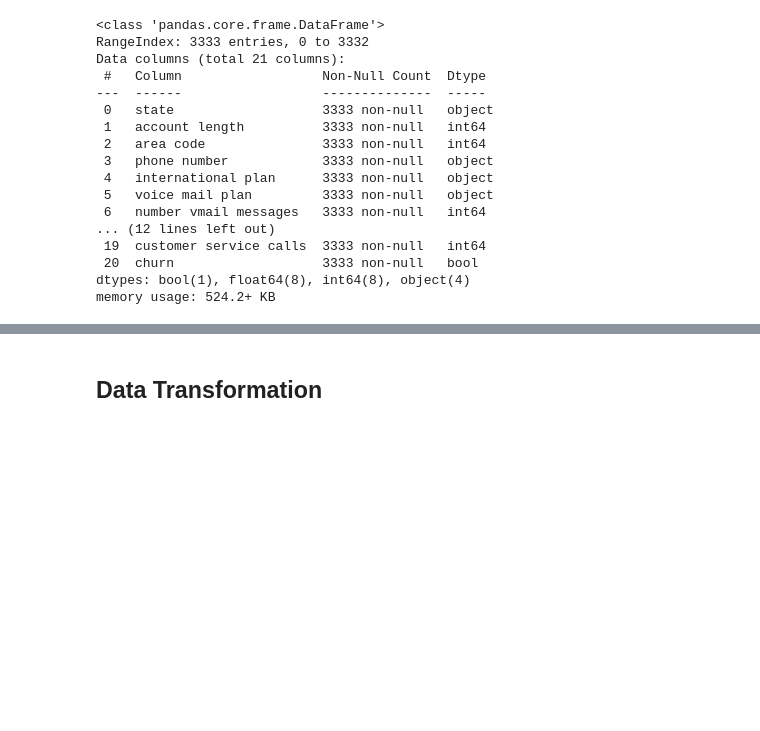
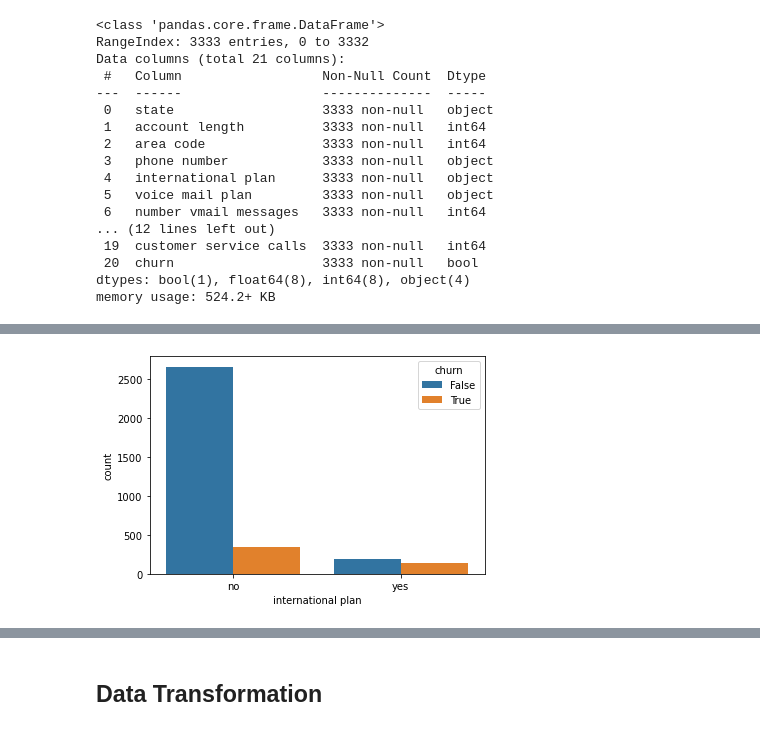
Before and after one commit to sammarder/dsc-phase-3-project, a Jupyter notebook: student.ipynb, the cells around one changed output, grey strips where cells are left out. Cells and saved outputs as stored; diff of their text form; code cells hidden in the pictures; blank space fills up the shorter version.

```diff
--- a/student.ipynb
+++ b/student.ipynb
@@ -56,0 +97,5 @@ plt.scatter(df["total day charge"], df['churn'])
+# %%
+ip_df = df.groupby(["international plan", "churn"]).size().reset_index(name='count')
+sns.barplot(x=ip_df["international plan"], y=ip_df['count'], hue=ip_df["churn"]);
+# %% [output]
+[figure, added]
```
Also changed, not shown: parts of 31 cells of this notebook.
